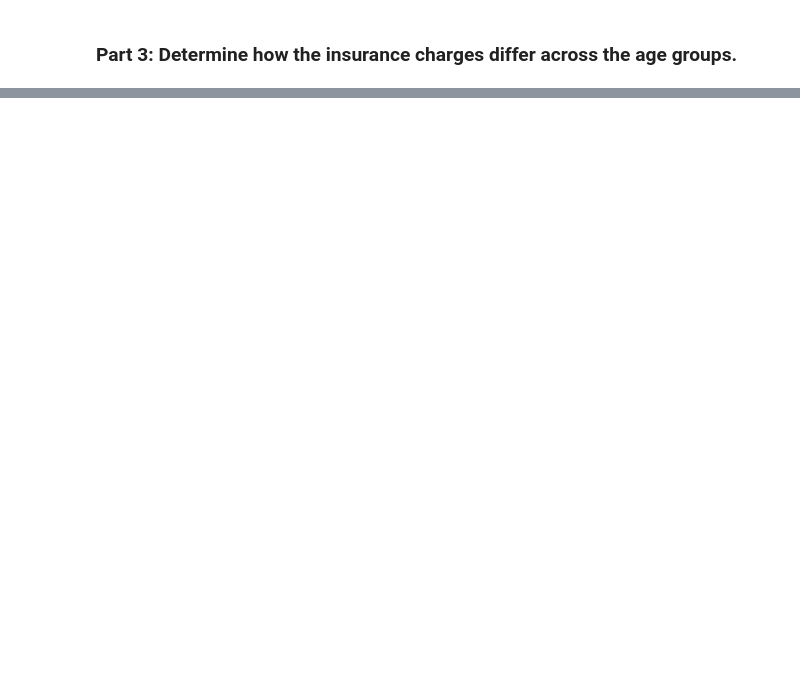
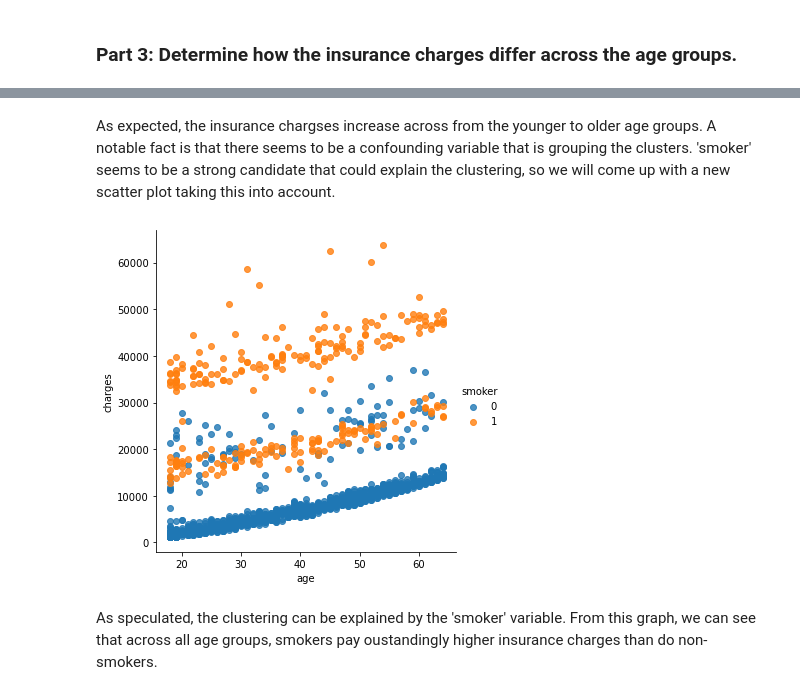
Before and after one commit to hyunjun0228/D.S.-Project-1-Insurance-Costs-of-U.S.-Adults, a Jupyter notebook: insurance_costs_analysis.ipynb, the cells around one changed output, grey strips where cells are left out. Saved outputs shown, nothing was run; the diff lists cells and outputs as text; code cells hidden in the pictures; blank space fills up the shorter version.

```diff
--- a/insurance_costs_analysis.ipynb
+++ b/insurance_costs_analysis.ipynb
@@ -169,0 +179,11 @@ According to a table, the "smoker_proportion" in each age group seems to be very
+# %% [markdown]
+As expected, the insurance chargses increase across from the younger to older age groups. A notable fact is that there seems to be a confounding variable that is grouping the clusters. 'smoker' seems to be a strong candidate that could explain the clustering, so we will come up with a new scatter plot taking this into account.
+# %%
+import seaborn as sns
+
+sns.lmplot(x='age', y='charges', hue='smoker', data=insurances, fit_reg=False)
+plt.show()
+# %% [output]
+[figure, added]
+# %% [markdown]
+As speculated, the clustering can be explained by the 'smoker' variable. From this graph, we can see that across all age groups, smokers pay oustandingly higher insurance charges than do non-smokers.
```
Also changed, not shown: parts of 21 cells of this notebook.
